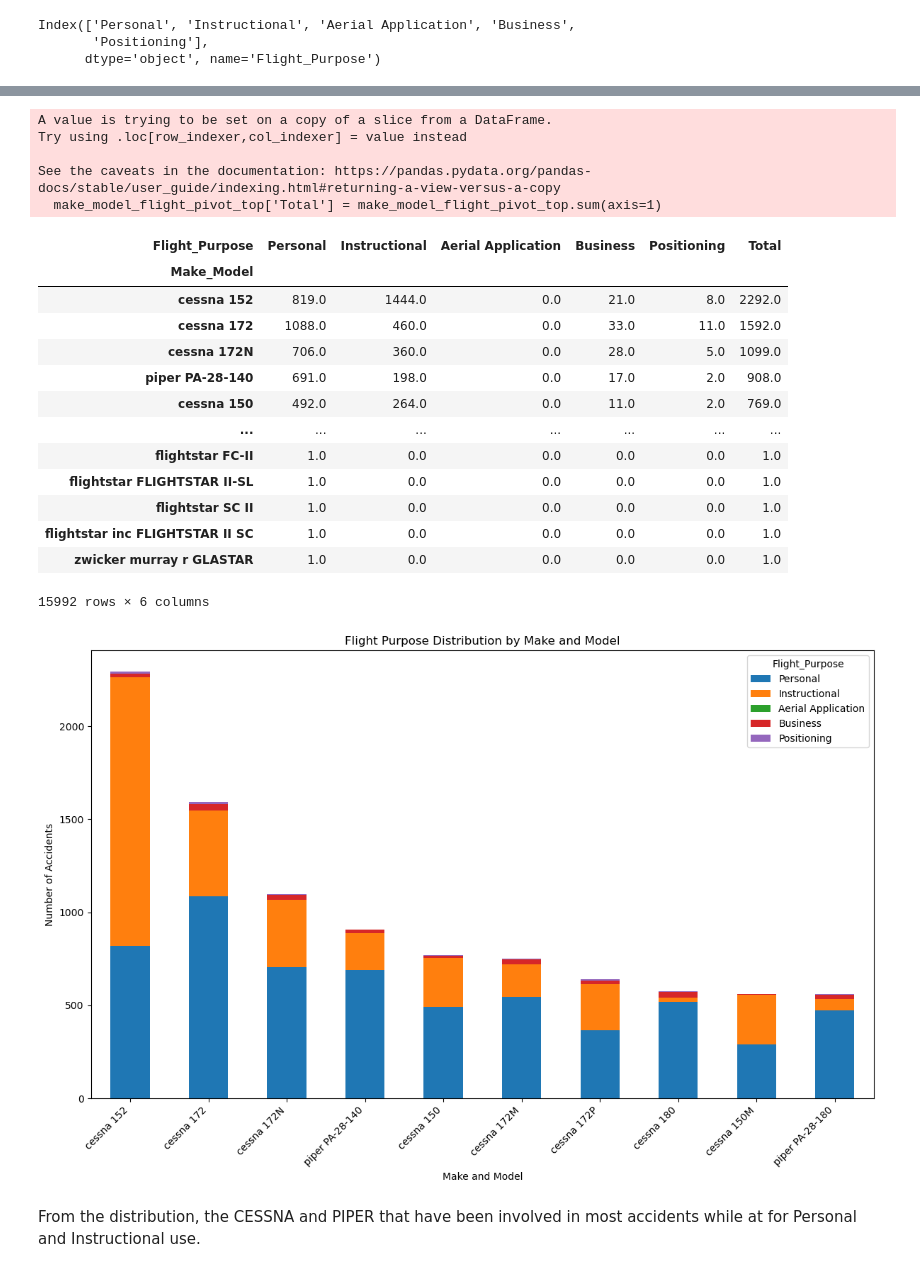
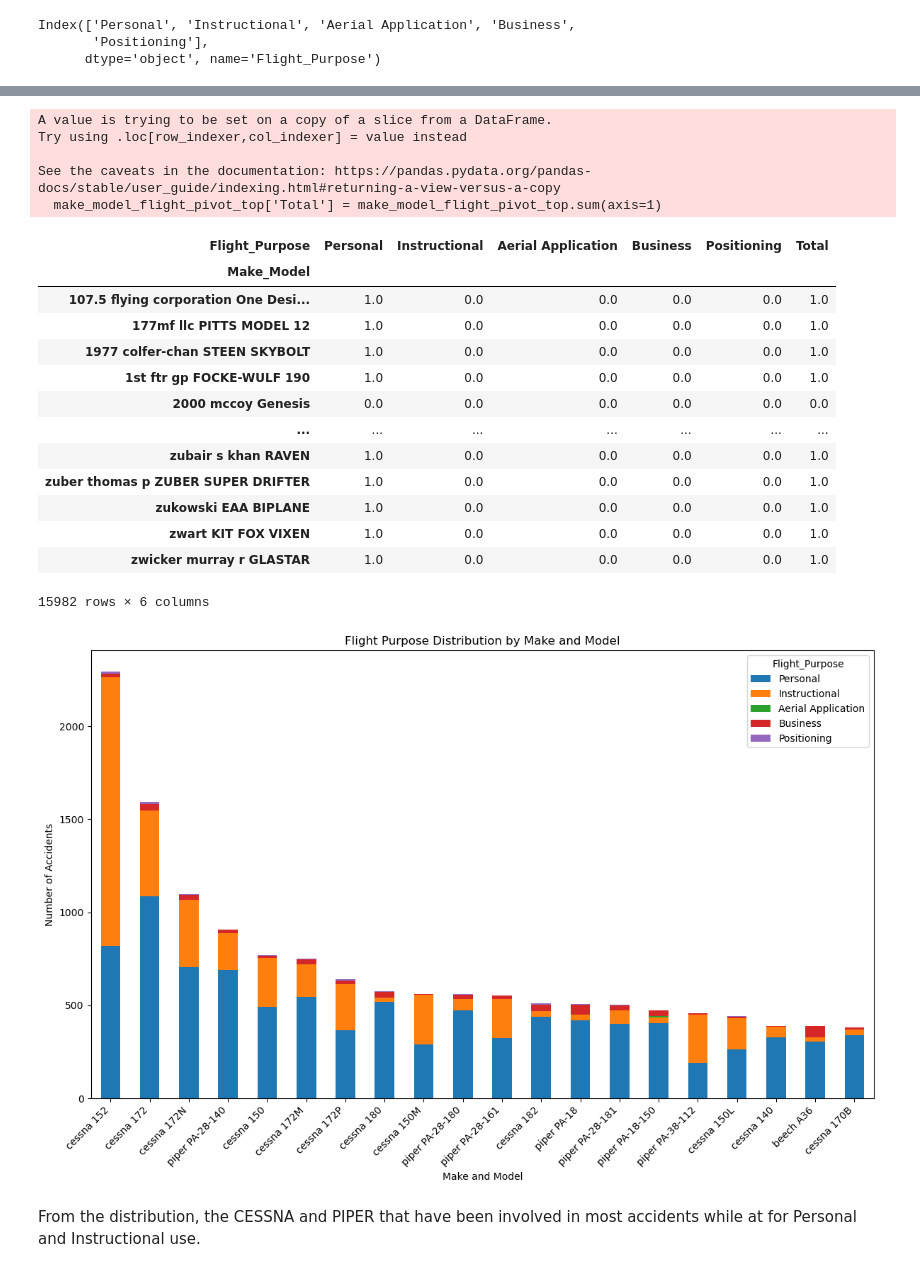
Before and after one commit to am-eric/EDA, a Jupyter notebook: EDA.ipynb, the cells around one changed output, grey strips where cells are left out. Saved outputs shown, nothing was run; the diff lists cells and outputs as text; code cells hidden in the pictures.

Commit message:
More Visualizations

```diff
--- a/EDA.ipynb
+++ b/EDA.ipynb
@@ -90,3 +217,7 @@ df_new['Model'].info()
+# %%
+# drop Missing rows
+df_new = df_new[~df_new['Model'].isin(['UNKNOWN'])]
+df_new = df_new[df_new['Model'].notna()]
 # %% [markdown]
 ## Visualizations
 # %%
@@ -197,7 +344,7 @@ Skydiving                      182.0
 dtype: float64
 # %%
 # Select top 10 flight purposes
-top_flight_purposes = total_flight_purpose.nlargest(5).index
+top_flight_purposes = count_flight_purpose.nlargest(5).index
 top_flight_purposes
 # %% [output]
 Index(['Personal', 'Instructional', 'Aerial Application', 'Business',
@@ -234,16 +381,16 @@ See the caveats in the documentation: https://pandas.pydata.org/pandas-docs/stab
   make_model_flight_pivot_top['Total'] = make_model_flight_pivot_top.sum(axis=1)
 | Flight_Purpose | Personal | Instructional | Aerial Application | Business | Positioning | Total |
 | Make_Model |  |  |  |  |  |  |
-| cessna 152 | 819.0 | 1444.0 | 0.0 | 21.0 | 8.0 | 2292.0 |
-| cessna 172 | 1088.0 | 460.0 | 0.0 | 33.0 | 11.0 | 1592.0 |
-| cessna 172N | 706.0 | 360.0 | 0.0 | 28.0 | 5.0 | 1099.0 |
-| piper PA-28-140 | 691.0 | 198.0 | 0.0 | 17.0 | 2.0 | 908.0 |
-| cessna 150 | 492.0 | 264.0 | 0.0 | 11.0 | 2.0 | 769.0 |
+| 107.5 flying corporation One Desi... | 1.0 | 0.0 | 0.0 | 0.0 | 0.0 | 1.0 |
+| 177mf llc PITTS MODEL 12 | 1.0 | 0.0 | 0.0 | 0.0 | 0.0 | 1.0 |
+| 1977 colfer-chan STEEN SKYBOLT | 1.0 | 0.0 | 0.0 | 0.0 | 0.0 | 1.0 |
+| 1st ftr gp FOCKE-WULF 190 | 1.0 | 0.0 | 0.0 | 0.0 | 0.0 | 1.0 |
+| 2000 mccoy Genesis | 0.0 | 0.0 | 0.0 | 0.0 | 0.0 | 0.0 |
 | ... | ... | ... | ... | ... | ... | ... |
-| flightstar FC-II | 1.0 | 0.0 | 0.0 | 0.0 | 0.0 | 1.0 |
-| flightstar FLIGHTSTAR II-SL | 1.0 | 0.0 | 0.0 | 0.0 | 0.0 | 1.0 |
-| flightstar SC II | 1.0 | 0.0 | 0.0 | 0.0 | 0.0 | 1.0 |
-| flightstar inc FLIGHTSTAR II SC | 1.0 | 0.0 | 0.0 | 0.0 | 0.0 | 1.0 |
+| zubair s khan RAVEN | 1.0 | 0.0 | 0.0 | 0.0 | 0.0 | 1.0 |
+| zuber thomas p ZUBER SUPER DRIFTER | 1.0 | 0.0 | 0.0 | 0.0 | 0.0 | 1.0 |
+| zukowski EAA BIPLANE | 1.0 | 0.0 | 0.0 | 0.0 | 0.0 | 1.0 |
+| zwart KIT FOX VIXEN | 1.0 | 0.0 | 0.0 | 0.0 | 0.0 | 1.0 |
 | zwicker murray r GLASTAR | 1.0 | 0.0 | 0.0 | 0.0 | 0.0 | 1.0 |
-15992 rows × 6 columns
+15982 rows × 6 columns
 # %%
@@ -251,20 +399,20 @@ make_model_flight_pivot_top = make_model_flight_pivot_top.sort_values(by='Total'
 # %%
 
 # Plotting ans stacking the flightpurpose categories in a bar chart
 fig, ax = plt.subplots(figsize=(12, 8))
 
-make_model_flight_pivot_top[:10].plot(kind='bar', stacked=True, ax=ax, )
+make_model_flight_pivot_top[:20].plot(kind='bar', stacked=True, ax=ax, )
 
 ax.set_xlabel('Make and Model')
 ax.set_ylabel('Number of Accidents')
 ax.set_title('Flight Purpose Distribution by Make and Model')
 plt.xticks(rotation=45, ha='right')
 
 plt.tight_layout()
 
 plt.show()
 # %% [output]
-[figure, old version]
+[figure, new version]
 # %% [markdown]
 From the distribution, the CESSNA and PIPER that have been involved in most accidents while at for Personal and Instructional use.
 # %% [markdown]
```
Also changed, not shown: parts of 28 cells of this notebook.
